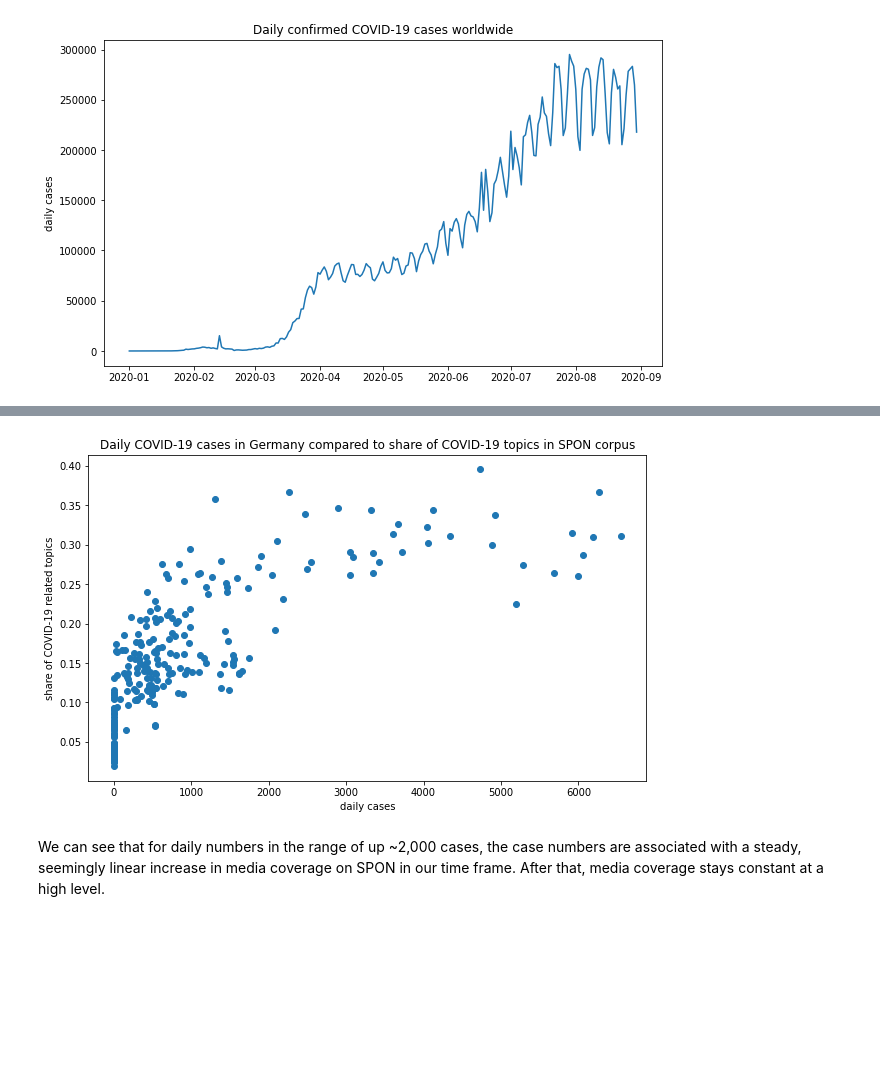
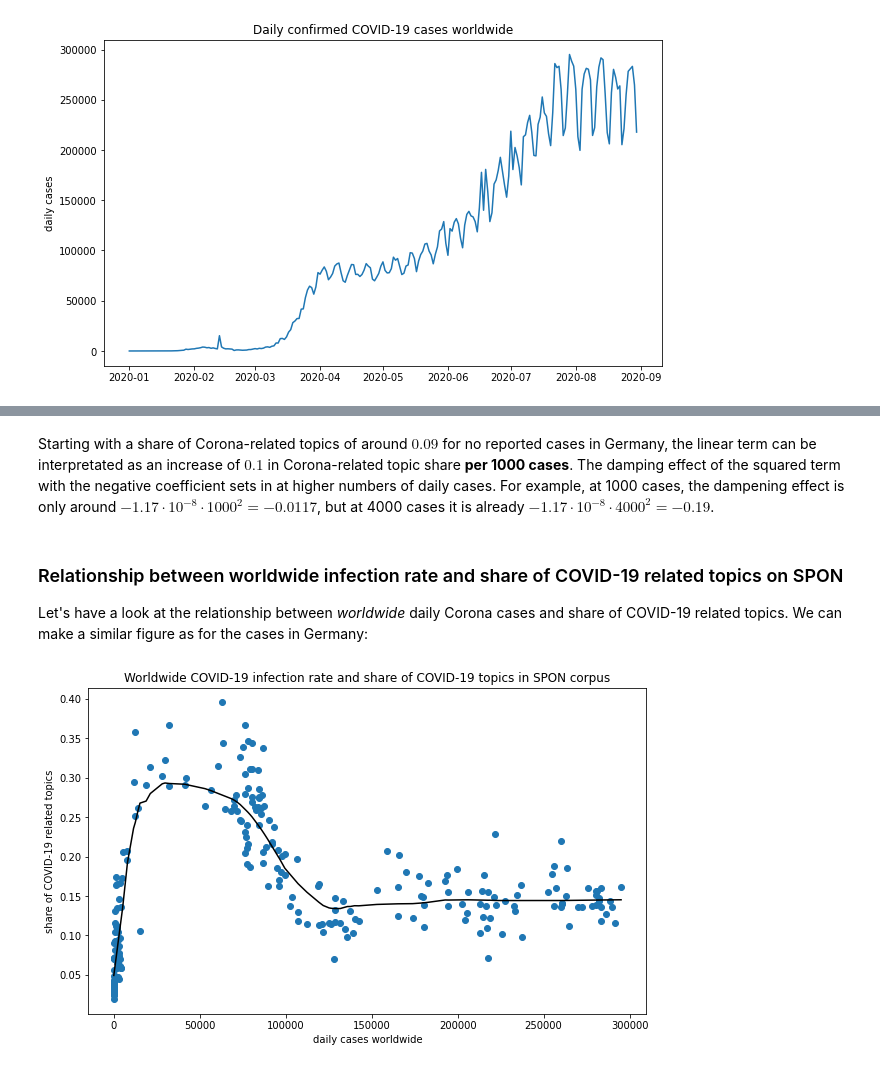
Before and after one commit to WZBSocialScienceCenter/tm_corona, a Jupyter notebook: tm_analysis.ipynb, the cells around one changed output, grey strips where cells are left out. Saved outputs shown, nothing was run; the diff lists cells and outputs as text; code cells hidden in the pictures; blank space fills up the shorter version.

```diff
--- a/tm_analysis.ipynb
+++ b/tm_analysis.ipynb
@@ -375,7 +395,8 @@ We want to calculate an estimate for the *daily* share of Corona-related topics.
 
 Let's first compute the weights:
 # %%
-docs_covid19['weight'] = docs_covid19.groupby('date').length.transform(lambda g: g / g.sum())
+docs_covid19['weight'] = docs_covid19.groupby('date')\
+    .length.transform(lambda g: g / g.sum())    # here "g" contains all articles' lengths on a given day
 docs_covid19
 # %% [output]
 |  | label | date | length | marginal_covid19 | weight |
@@ -514,12 +611,20 @@ ts_covid19topics2020 = ts_covid19topics[ts_covid19topics.index >= '2020-01-01']
+# %% [markdown]
+Starting with a share of Corona-related topics of around $0.09$ for no reported cases in Germany, the linear term can be interpretated as an increase of $0.1$ in Corona-related topic share **per 1000 cases**. The damping effect of the squared term with the negative coefficient sets in at higher numbers of daily cases. For example, at 1000 cases, the dampening effect is only around $-1.17 \cdot 10^{-8} \cdot 1000^2 = -0.0117$, but at 4000 cases it is already $-1.17 \cdot 10^{-8} \cdot 4000^2 = -0.19$.
+# %% [markdown]
+### Relationship between worldwide infection rate and share of COVID-19 related topics on SPON
+
+Let's have a look at the relationship between *worldwide* daily Corona cases and share of COVID-19 related topics. We can make a similar figure as for the cases in Germany:
 # %%
 fig, ax = plt.subplots(figsize=(10, 6))
 
-ax.scatter(coviddata_de.daily, ts_covid19topics2020)
-ax.set_xlabel('daily cases')
+smoothed = sm.nonparametric.lowess(ts_covid19topics2020, coviddata_world,
+                                   frac=0.3)
+
+ax.scatter(coviddata_world, ts_covid19topics2020)
+ax.plot(smoothed[:, 0], smoothed[:, 1], c='black')
+ax.set_xlabel('daily cases worldwide')
 ax.set_ylabel('share of COVID-19 related topics')
-ax.set_title('Daily COVID-19 cases in Germany compared to share of COVID-19 topics in SPON corpus')
+ax.set_title('Worldwide COVID-19 infection rate and share of COVID-19 topics in SPON corpus')
 fig;
 # %% [output]
-[figure, old version]
+[figure, new version]
-# %% [markdown]
-We can see that for daily numbers in the range of up ~2,000 cases, the case numbers are associated with a steady, seemingly linear increase in media coverage on SPON in our time frame. After that, media coverage stays constant at a high level.
```
Also changed, not shown: parts of 33 cells of this notebook.
